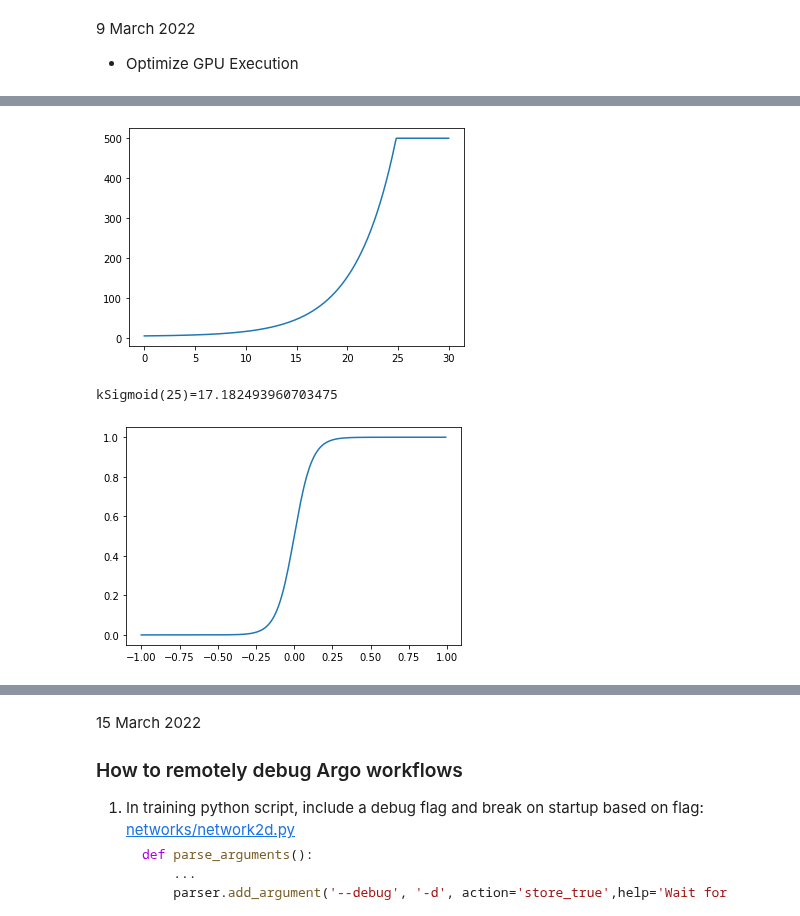
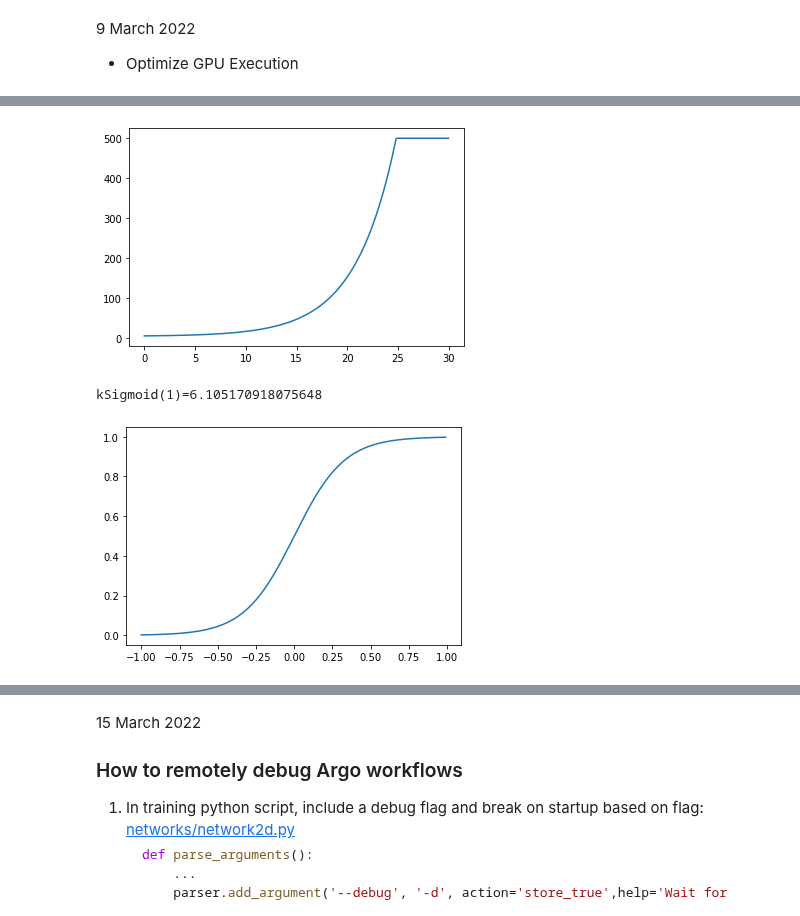
Before and after one commit to bhlarson/mllib, a Jupyter notebook: notebook/notes.ipynb, the cells around one changed output, grey strips where cells are left out. Drawn from its saved outputs; the diff is of its cells as text; code cells hidden in the pictures.

```diff
--- a/notebook/notes.ipynb
+++ b/notebook/notes.ipynb
@@ -3079,24 +3079,24 @@ Sim - FIB cut similarity
 # %%
 def SigmoidScale(step, sigmoid_scale = 5, k_prune_exp=1, exp_scale = 0.1, maxscale=500):
     kSigmoid = sigmoid_scale+np.exp(exp_scale*step)
     return np.minimum(kSigmoid, maxscale)
 x = np.arange(0.0, 30.0, 0.01)
 k_prune_exp = 1
 sigmoid_scale = 5
 sigmoid_scale_exp = 0.25
 plt.plot(x, SigmoidScale(x, sigmoid_scale, k_prune_exp, exp_scale=sigmoid_scale_exp))
 plt.show()
 
 x = np.arange(-1.0, 1.0, 0.01)
-step =25
+step =1
 kSigmoid = SigmoidScale(step, sigmoid_scale, k_prune_exp)
 print('kSigmoid({})={}'.format(step, kSigmoid))
 plt.plot(x, sigmoid(x, k=kSigmoid))
 plt.show()
 # %% [output]
 [figure]
-kSigmoid(25)=17.182493960703475
+kSigmoid(1)=6.105170918075648
-[figure, old version]
+[figure, new version]
 # %% [markdown]
 - Results of differential annealing targeting 60% sparsity
 - cross_entropy_loss: 0.014552061446011066
```
Also changed, not shown: 1 other file.
